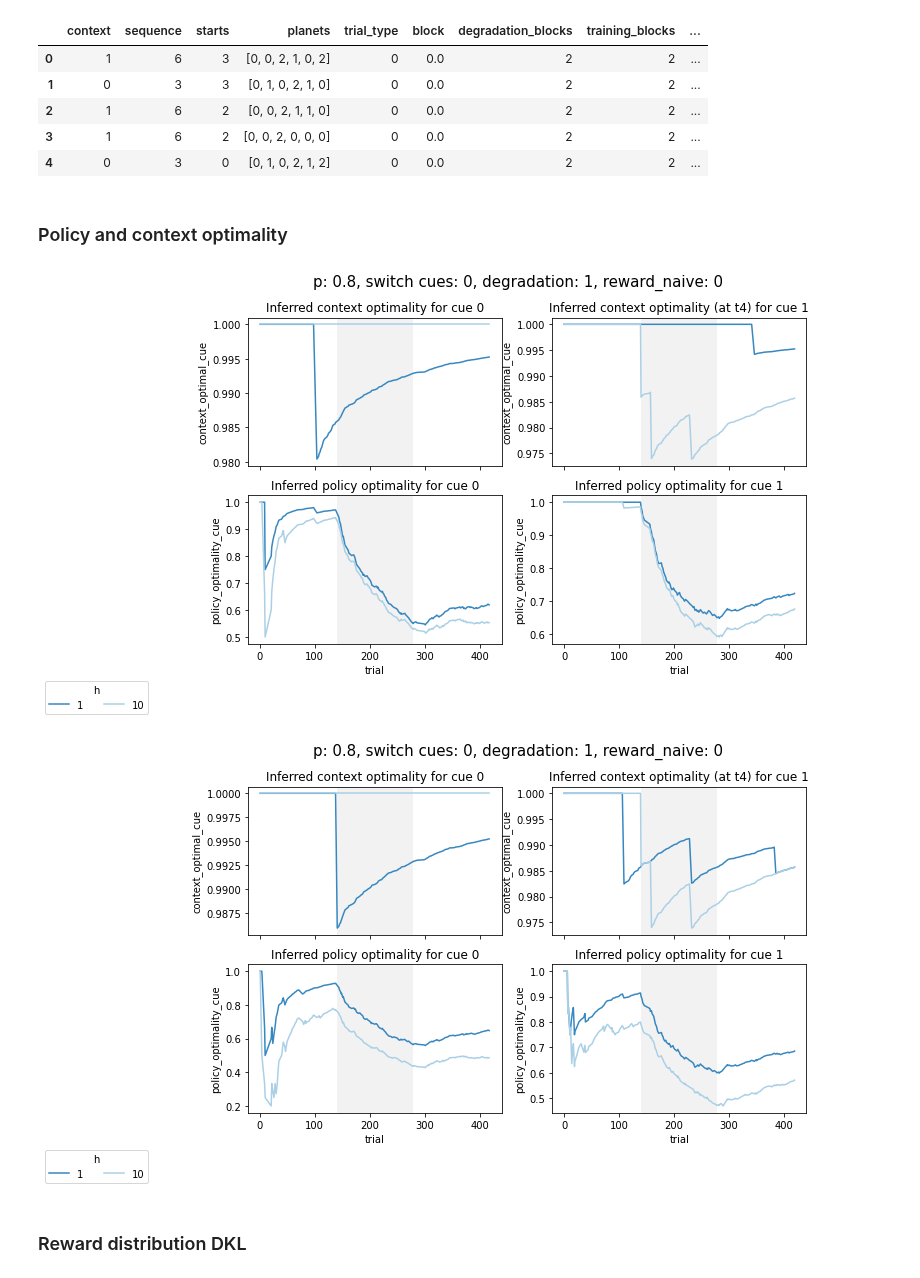
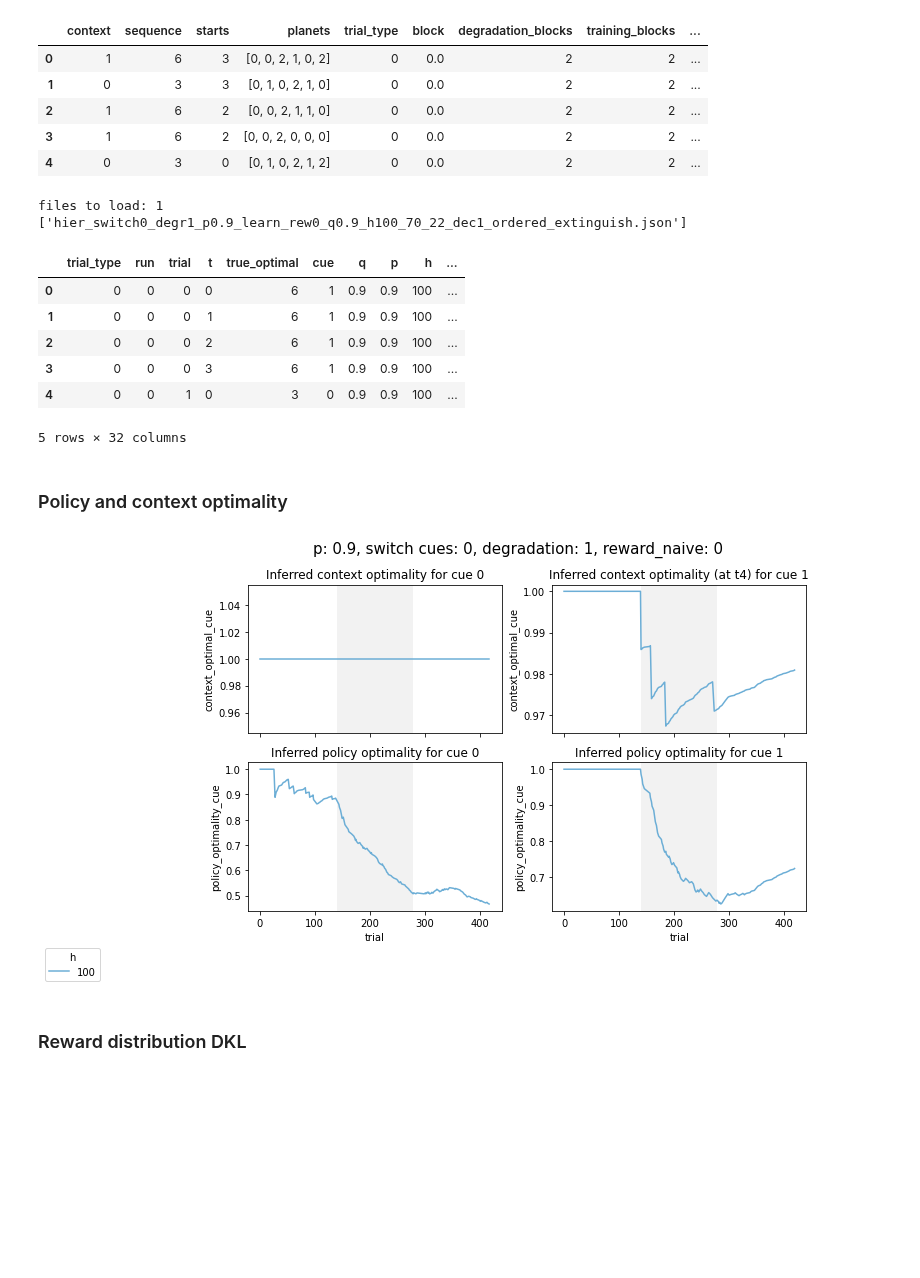
Before and after one commit to terraregina/BalancingControl, a Jupyter notebook: two_seq_analysis.ipynb, the cells around one changed output. Cells and saved outputs as stored; diff of their text form; code cells hidden in the pictures; blank space fills up the shorter version.

```diff
--- a/two_seq_analysis.ipynb
+++ b/two_seq_analysis.ipynb
@@ -742,74 +740,83 @@ df.head()
 | 3 | 1 | 6 | 2 | [0, 0, 2, 0, 0, 0] | 0 | 0.0 | 2 | 2 | ... |
 | 4 | 0 | 3 | 0 | [0, 1, 0, 2, 1, 2] | 0 | 0.0 | 2 | 2 | ... |
 # %%
-nc = 4
-extinguish = True
-h =  [1, 2,3,4,5,6,7,8,9,10,11,12,13,14,15,16,17,18,19,20,30,40,50,60,70,80,90,100,200]
-h = [1,10]
-cue_ambiguity = [0.9, 0.8]
-context_trans_prob = [0.9, 0.92, 0.93, 0.95, 0.97, 0.99]
+h =  [1, 2,3,4,5,6,7]#,8,9,10,11,12,13,14,15,16,17,18,19,20,30,40,50,60,70,80,90,100,200]
+h = [100]
+cue_ambiguity = [0.9]#, 0.8]
+context_trans_prob = [0.9]#, 0.92, 0.93, 0.95, 0.97, 0.99]
 degradation = [True]
 cue_switch = [False]
 reward_naive = [False]
 training_blocks = [2]
 degradation_blocks=[2]
 trials_per_block=[70]
-dec_temp = [1,4]
+dec_temp = [1]#,2,3,4,5,6]
 conf = ['ordered']
+
 arrays = [cue_switch, degradation, reward_naive, context_trans_prob, cue_ambiguity,h,\
         training_blocks, degradation_blocks, trials_per_block,dec_temp,conf]
 
+extinguish = True
 names = load_file_names(arrays)
 print(names)
 # df = load_df(names, data_folder='temp/old',extinguish=extinguish)
 df = load_df(names, data_folder='temp',extinguish=extinguish)
 # df_dkl = load_df_reward_dkl(names, data_folder='temp')
 df.head()
+# %% [output]
+files to load: 1
+['hier_switch0_degr1_p0.9_learn_rew0_q0.9_h100_70_22_dec1_ordered_extinguish.json']
+|  | trial_type | run | trial | t | true_optimal | cue | q | p | h | ... |
+| 0 | 0 | 0 | 0 | 0 | 6 | 1 | 0.9 | 0.9 | 100 | ... |
+| 1 | 0 | 0 | 0 | 1 | 6 | 1 | 0.9 | 0.9 | 100 | ... |
+| 2 | 0 | 0 | 0 | 2 | 6 | 1 | 0.9 | 0.9 | 100 | ... |
+| 3 | 0 | 0 | 0 | 3 | 6 | 1 | 0.9 | 0.9 | 100 | ... |
+| 4 | 0 | 0 | 1 | 0 | 3 | 0 | 0.9 | 0.9 | 100 | ... |
+5 rows × 32 columns
 # %% [markdown]
 ### Policy and context optimality
 # %%
 # context plot
 
 # base query parameters
 switch = False
 contingency_degr = True
 reward_naive = False
 q = 0.9
-h = 10
+h = 100
 t = 3
 trials_per_block = 70
 training_blocks = 2
 degradation_blocks = 2
-queries = ['p==0.8']
+queries = ['p==0.9']
 cue = 0
-dec_temp = 4
+dec_temp = 1
 strs = np.array(['switch_cues==', '& contingency_degradation==', '& learn_rew==', '& q==', '& h<=',\
                  '& training_blocks==', '& degradation_blocks==', '& trials_per_block==', '& dec_temp =='],dtype='str')
 vals = np.array([switch, contingency_degr, reward_naive, q, h,\
                  training_blocks, degradation_blocks, trials_per_block, dec_temp], dtype='str')
 whole_query = np.char.join('', np.char.add(strs, vals))
 base_query = ' '.join(whole_query.tolist())
 base_df = df.query(base_query)
 # base_df_dkl = df_dkl.query(base_query)
 # queries = ['p==0.95','p==0.7']
 p = queries[0]
 context_plot_cue_dependent(p)
 
 
-dec_temp = 1
-strs = np.array(['switch_cues==', '& contingency_degradation==', '& learn_rew==', '& q==', '& h<=',\
-                 '& training_blocks==', '& degradation_blocks==', '& trials_per_block==', '& dec_temp =='],dtype='str')
-vals = np.array([switch, contingency_degr, reward_naive, q, h,\
-                 training_blocks, degradation_blocks, trials_per_block, dec_temp], dtype='str')
-whole_query = np.char.join('', np.char.add(strs, vals))
-base_query = ' '.join(whole_query.tolist())
-base_df = df.query(base_query)
-# base_df_dkl = df_dkl.query(base_query)
-p = queries[0]
-context_plot_cue_dependent(p)
+# dec_temp = 1
+# strs = np.array(['switch_cues==', '& contingency_degradation==', '& learn_rew==', '& q==', '& h<=',\
+#                  '& training_blocks==', '& degradation_blocks==', '& trials_per_block==', '& dec_temp =='],dtype='str')
+# vals = np.array([switch, contingency_degr, reward_naive, q, h,\
+#                  training_blocks, degradation_blocks, trials_per_block, dec_temp], dtype='str')
+# whole_query = np.char.join('', np.char.add(strs, vals))
+# base_query = ' '.join(whole_query.tolist())
+# base_df = df.query(base_query)
+# # base_df_dkl = df_dkl.query(base_query)
+# p = queries[0]
+# context_plot_cue_dependent(p)
 # %% [output]
-[figure, old version]
+[figure, new version]
-[figure, removed]
 # %% [markdown]
 ### Reward distribution DKL
 # %%
```
Also changed, not shown: parts of 1 cell of this notebook, 9 other files.
